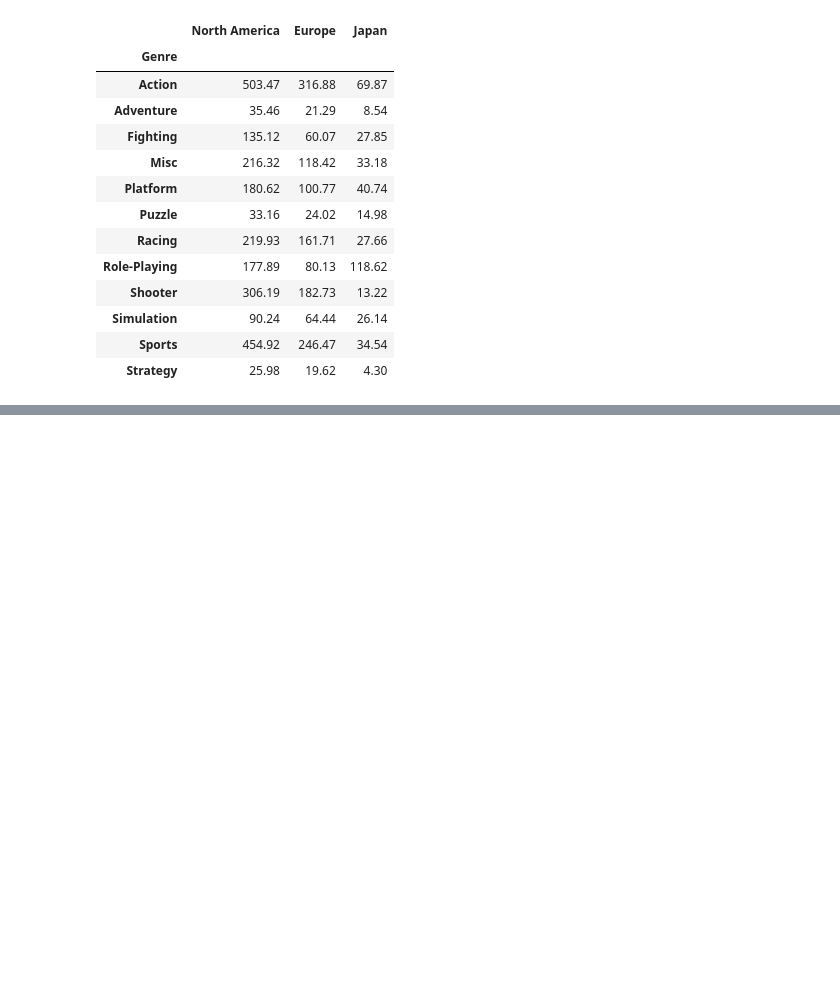
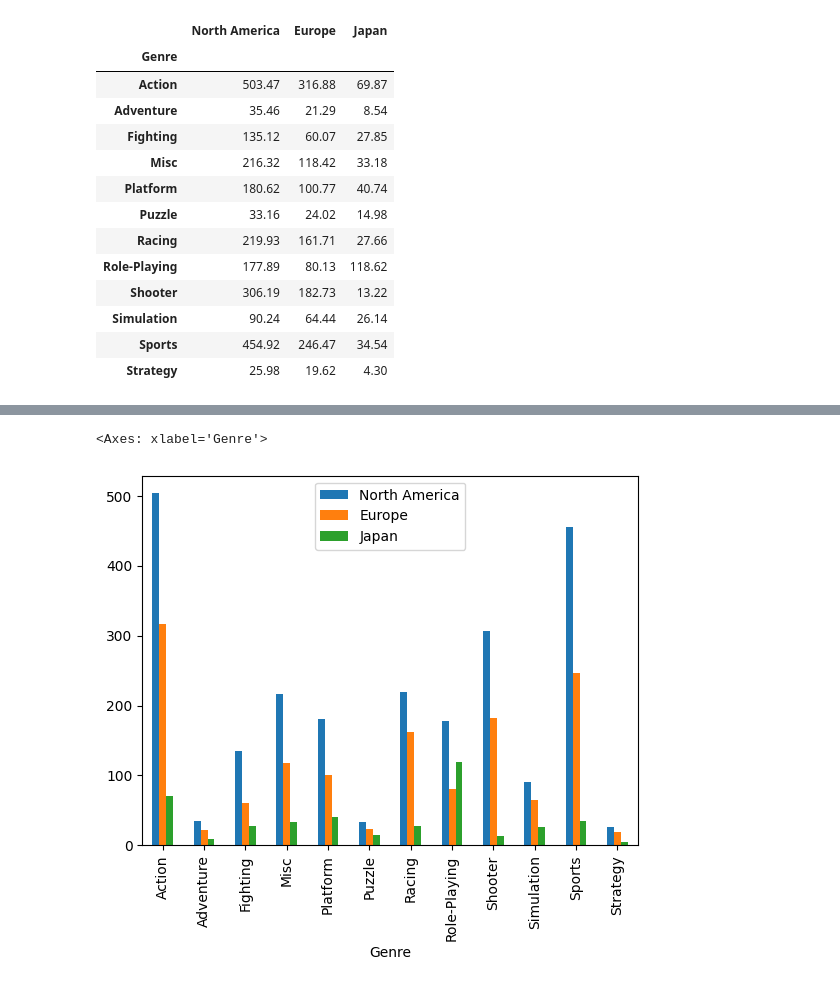
Before and after one commit to tangiambe/Data_Analytics_Project, a Jupyter notebook: genre_country_sales.ipynb, the cells around one changed output, grey strips where cells are left out. Saved outputs shown, nothing was run; the diff lists cells and outputs as text; code cells hidden in the pictures; blank space fills up the shorter version.

```diff
--- a/genre_country_sales.ipynb
+++ b/genre_country_sales.ipynb
@@ -88,0 +91,8 @@ sns.kdeplot(genreSales, multiple='stack')
+# %%
+genreSales.plot(kind='bar')
+# plt.figure(figsize=(58, 58))
+# plt.plot(x, y)
+# plt.show()
+# %% [output]
+<Axes: xlabel='Genre'>
+[figure, added]
```
Also changed, not shown: parts of 2 cells of this notebook.
